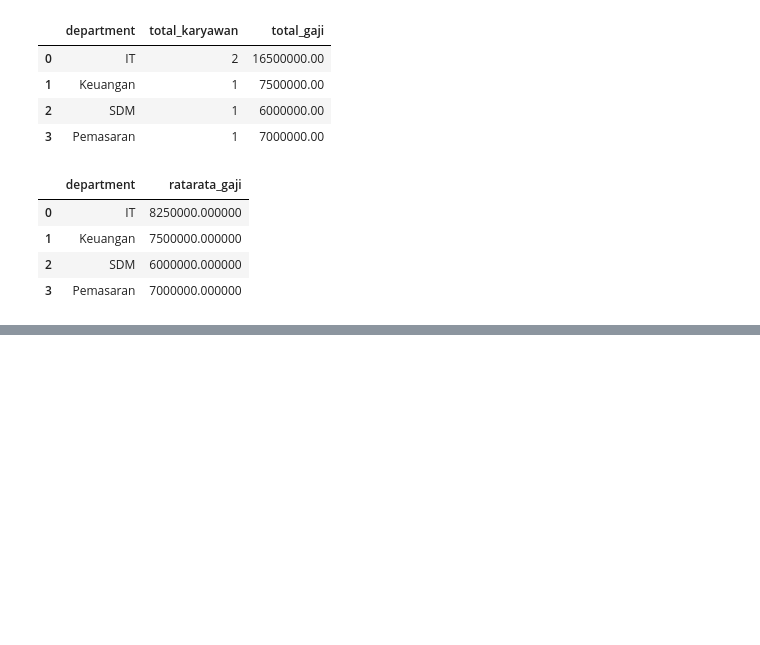
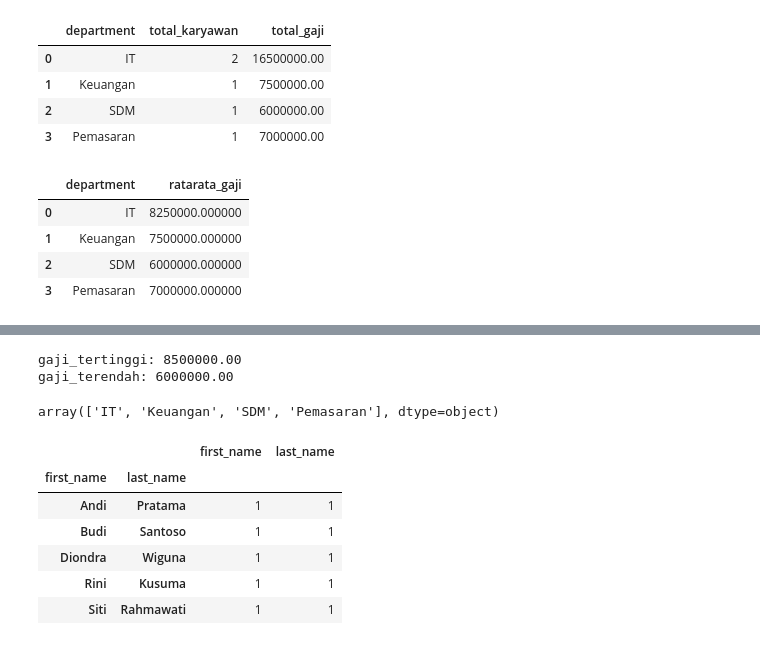
Before and after one commit to emiksapitri/Bootcamp_dataanalyst, a Jupyter notebook: SQL_in_python.ipynb, the cells around one changed output, grey strips where cells are left out. Saved outputs shown, nothing was run; the diff lists cells and outputs as text; code cells hidden in the pictures; blank space fills up the shorter version.

```diff
--- a/SQL_in_python.ipynb
+++ b/SQL_in_python.ipynb
@@ -220,0 +269,26 @@ hasil9
+# %%
+#"SELECT MAX(salary) AS gaji_tertinggi, MIN(salary)AS gaji_terendah FROM company.employees"
+
+print('gaji_tertinggi:', hasil10['salary'].max())
+print('gaji_terendah:', hasil10['salary'].min())
+# %% [output]
+gaji_tertinggi: 8500000.00
+gaji_terendah: 6000000.00
+# %%
+#"SELECT DISTINCT department FROM company.employees"
+
+hasil10['department'].unique()
+# %% [output]
+array(['IT', 'Keuangan', 'SDM', 'Pemasaran'], dtype=object)
+# %%
+#"SELECT first_name, COUNT(first_name), last_name, COUNT(last_name) FROM company.employees GROUP BY first_name, last_name"
+
+hasil10.groupby(['first_name', 'last_name'])[['first_name', 'last_name']].count()
+# %% [output]
+|  |  | first_name | last_name |
+| first_name | last_name |  |  |
+| Andi | Pratama | 1 | 1 |
+| Budi | Santoso | 1 | 1 |
+| Diondra | Wiguna | 1 | 1 |
+| Rini | Kusuma | 1 | 1 |
+| Siti | Rahmawati | 1 | 1 |
```
Also changed, not shown: parts of 9 cells of this notebook.
